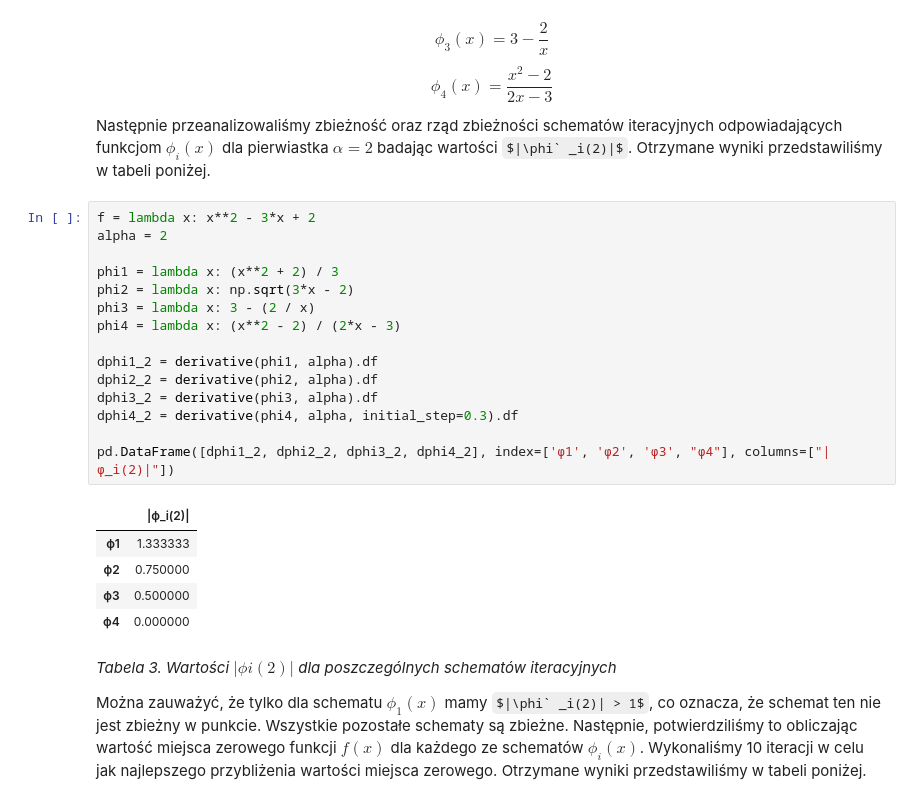
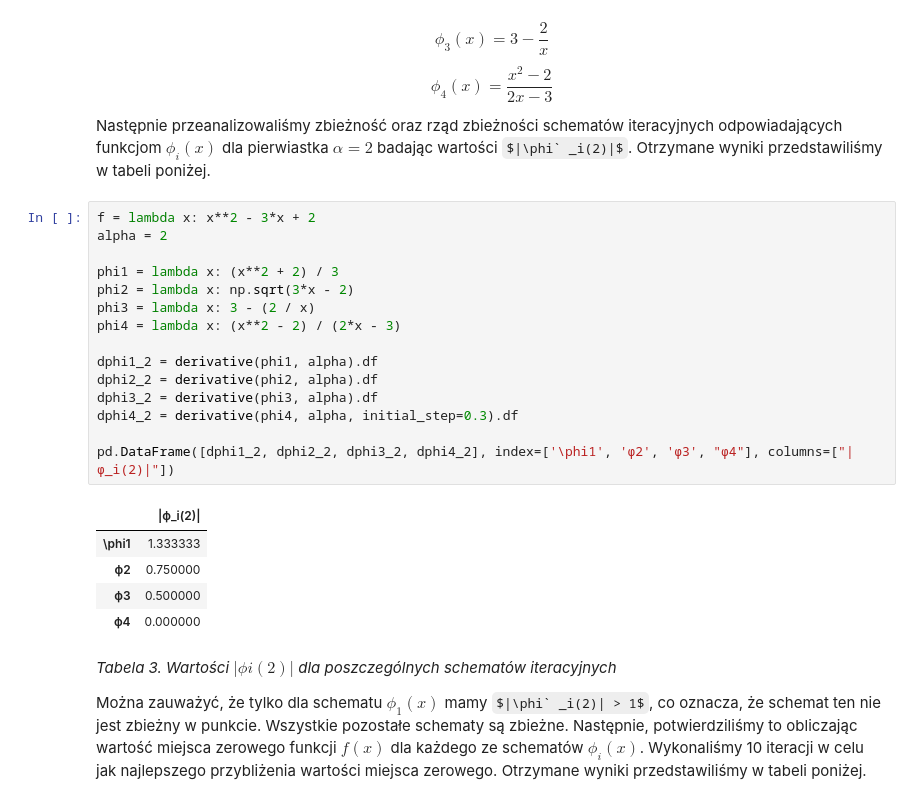
Before and after one commit to lythx/MOWNIT, a Jupyter notebook: lab8/merge.ipynb, the cells around one changed output. Saved outputs shown, nothing was run; the diff lists cells and outputs as text; some formulas as TeX source.

```diff
--- a/lab8/merge.ipynb
+++ b/lab8/merge.ipynb
@@ -191,21 +191,21 @@ Następnie przeanalizowaliśmy zbieżność oraz rząd zbieżności schematów i
 # %%
 f = lambda x: x**2 - 3*x + 2
 alpha = 2
 
 phi1 = lambda x: (x**2 + 2) / 3
 phi2 = lambda x: np.sqrt(3*x - 2)
 phi3 = lambda x: 3 - (2 / x)
 phi4 = lambda x: (x**2 - 2) / (2*x - 3)
 
 dphi1_2 = derivative(phi1, alpha).df
 dphi2_2 = derivative(phi2, alpha).df
 dphi3_2 = derivative(phi3, alpha).df
 dphi4_2 = derivative(phi4, alpha, initial_step=0.3).df
 
-pd.DataFrame([dphi1_2, dphi2_2, dphi3_2, dphi4_2], index=['ϕ1', 'ϕ2', 'ϕ3', "ϕ4"], columns=["|ϕ_i(2)|"])
+pd.DataFrame([dphi1_2, dphi2_2, dphi3_2, dphi4_2], index=['\phi1', 'ϕ2', 'ϕ3', "ϕ4"], columns=["|ϕ_i(2)|"])
 # %% [output]
 |  | |ϕ_i(2)| |
-| ϕ1 | 1.333333 |
+| \phi1 | 1.333333 |
 | ϕ2 | 0.750000 |
 | ϕ3 | 0.500000 |
 | ϕ4 | 0.000000 |
```
